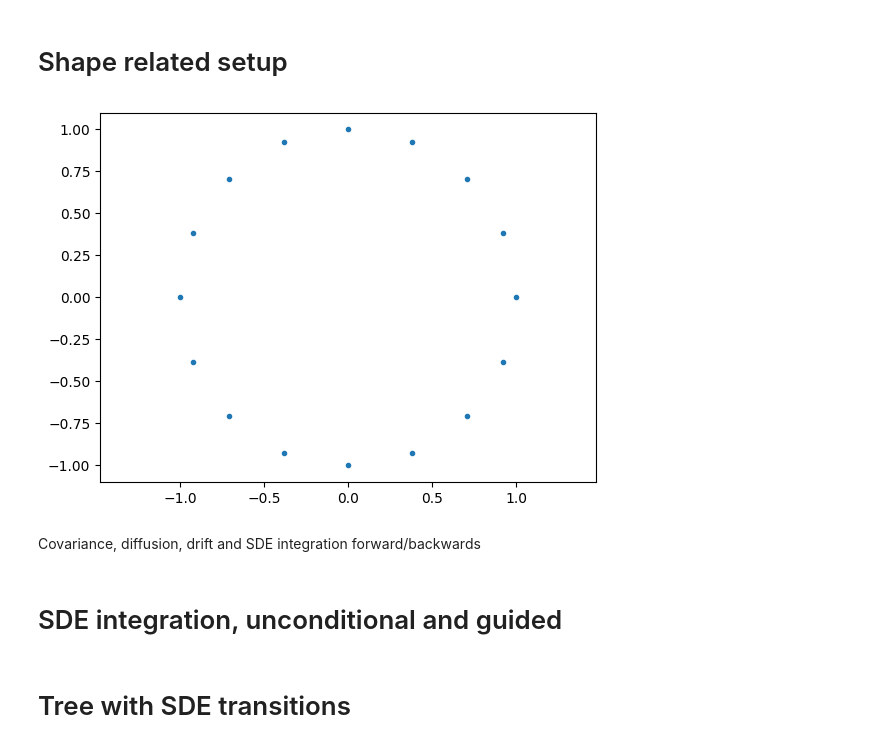
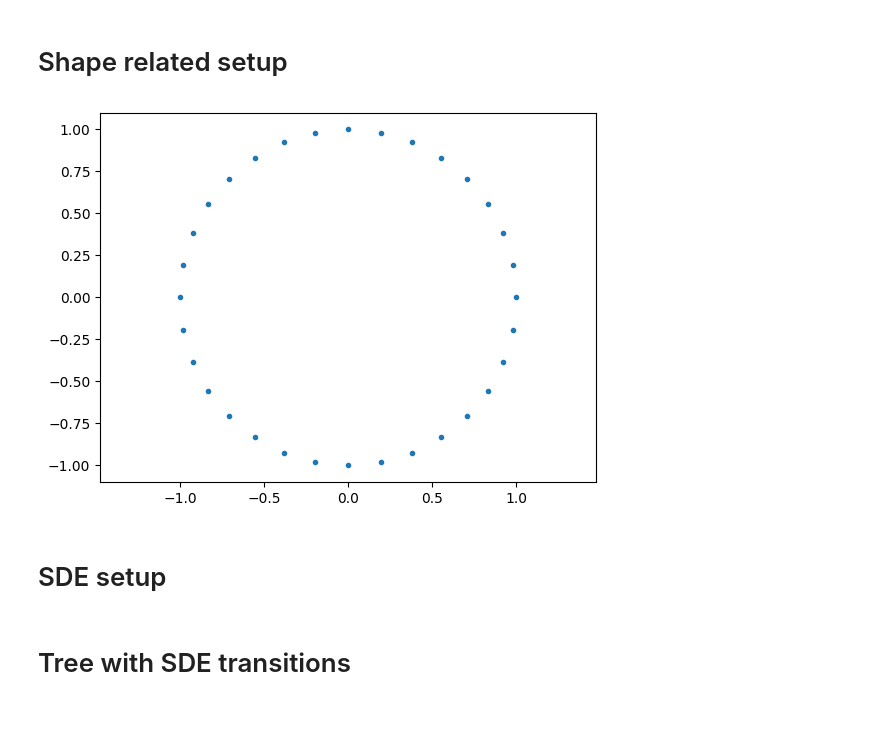
Before and after one commit to stefansommer/hyperiax, a Jupyter notebook: examples/mcmc_Gaussian_BFFG_shapes_SDEs.ipynb, the cells around one changed output. Cells and saved outputs as stored; diff of their text form; code cells hidden in the pictures; blank space fills up the shorter version.

```diff
--- a/examples/mcmc_Gaussian_BFFG_shapes_SDEs.ipynb
+++ b/examples/mcmc_Gaussian_BFFG_shapes_SDEs.ipynb
@@ -40,14 +42,14 @@ def plot_shape(q):
     plt.axis('equal')
 # %%
 # define shape and plot
-d = 2; n = 16 # d = dimension of embedding space (usually 2), n = number of landmarkds
+d = 2; n = 32 # d = dimension of embedding space (usually 2), n = number of landmarkds
 phis = jnp.linspace(0,2*jnp.pi,n,endpoint=False) # circular shape
 root = jnp.vstack((jnp.cos(phis),jnp.sin(phis))).T.flatten()
 
 # plot
 plot_shape(root)
 # %% [output]
-[figure, old version]
+[figure, new version]
-# %% [markdown]
-Covariance, diffusion, drift and SDE integration forward/backwards
+# %% [markdown]
+# SDE setup
 # %%
@@ -69,2 +72,0 @@ solve = lambda A,v: jnp.linalg.solve(A,v.reshape((n,d))).flatten()
-# %% [markdown]
-# SDE integration, unconditional and guided
```
Also changed, not shown: parts of 10 cells of this notebook, 2 other files.
